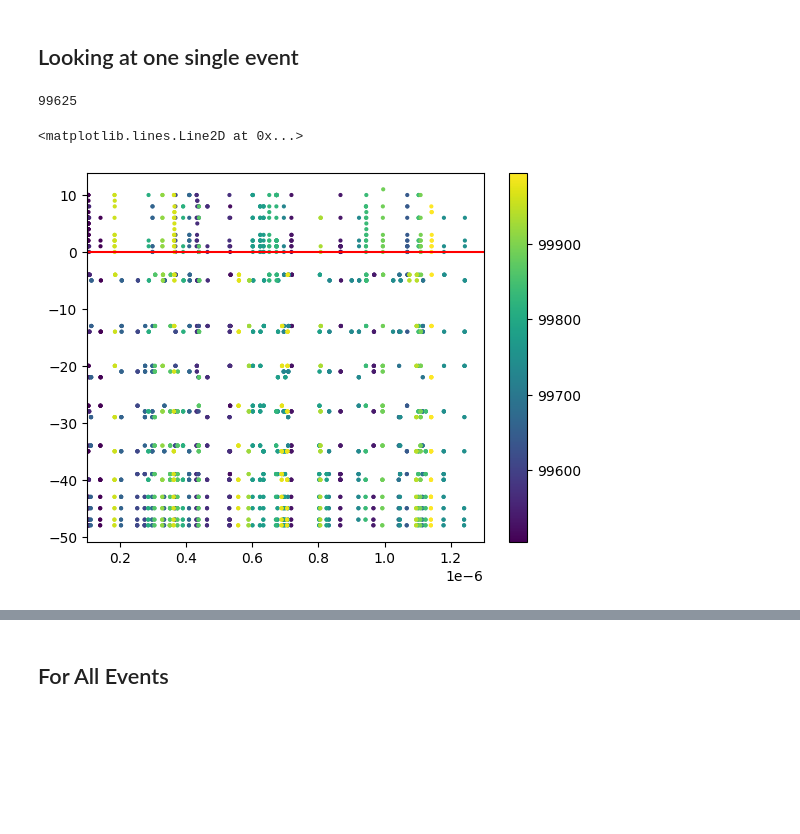
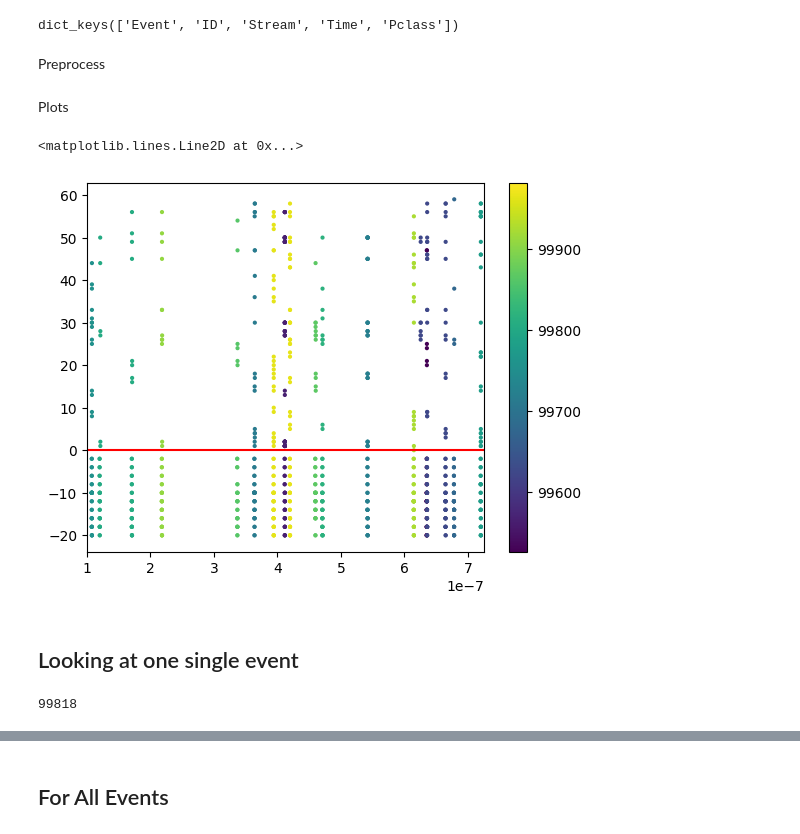
Before and after one commit to Fabiocufino/CMS-SpikingNeuralNetwork, a Jupyter notebook: Code/KNN.ipynb, the cells around one changed output, grey strips where cells are left out. Saved outputs shown, nothing was run; the diff lists cells and outputs as text; code cells hidden in the pictures; blank space fills up the shorter version.

```diff
--- a/Code/KNN.ipynb
+++ b/Code/KNN.ipynb
@@ -23,3 +21,9 @@ data_pd.describe()
 data = dict()
 for col in data_pd.columns:
     data[col] = data_pd[col].values
+# %%
+print(data.keys())
+# %% [output]
+dict_keys(['Event', 'ID', 'Stream', 'Time', 'Pclass'])
+# %% [markdown]
+Preprocess
@@ -25,0 +33,11 @@ for col in data_pd.columns:
+# %% [markdown]
+Plots
+# %%
+class_mask = data['Pclass'] == 5
+plt.scatter(data['Time'][class_mask], data['Stream'][class_mask],c=data['Event'][class_mask] , s=4)
+plt.colorbar()
+plt.xlim(1e-7, 7.25e-7)
+plt.axhline(0, c = 'r')
+# %% [output]
+<matplotlib.lines.Line2D at 0x...>
+[figure, added]
@@ -26,10 +53,10 @@ for col in data_pd.columns:
 # %% [markdown]
 ## Looking at one single event
 # %%
-N_EV = np.unique(data['Event'][data['Pclass'] == 5])[4]
+N_EV = np.unique(data['Event'][data['Pclass'] == 5])[-11]
 N_EV
 # %% [output]
-99625
+99818
 # %%
 #select an event using data_dict['Event']
 mask_ev1 = data['Event'] == N_EV
@@ -37,12 +64,3 @@ mask_ev1 = data['Event'] == N_EV
 ev1 = {}
 for k in data.keys():
     ev1[k] = data[k][mask_ev1]
-# %%
-class_mask = data['Pclass'] == 1
-plt.scatter(data['Time'][class_mask], data['Stream'][class_mask],c=data['Event'][class_mask] , s =4)
-plt.colorbar()
-plt.xlim(1e-7, 13e-7)
-plt.axhline(0, c = 'r')
-# %% [output]
-<matplotlib.lines.Line2D at 0x...>
-[figure, removed]
```
Also changed, not shown: parts of 27 cells of this notebook, 7 other files.
